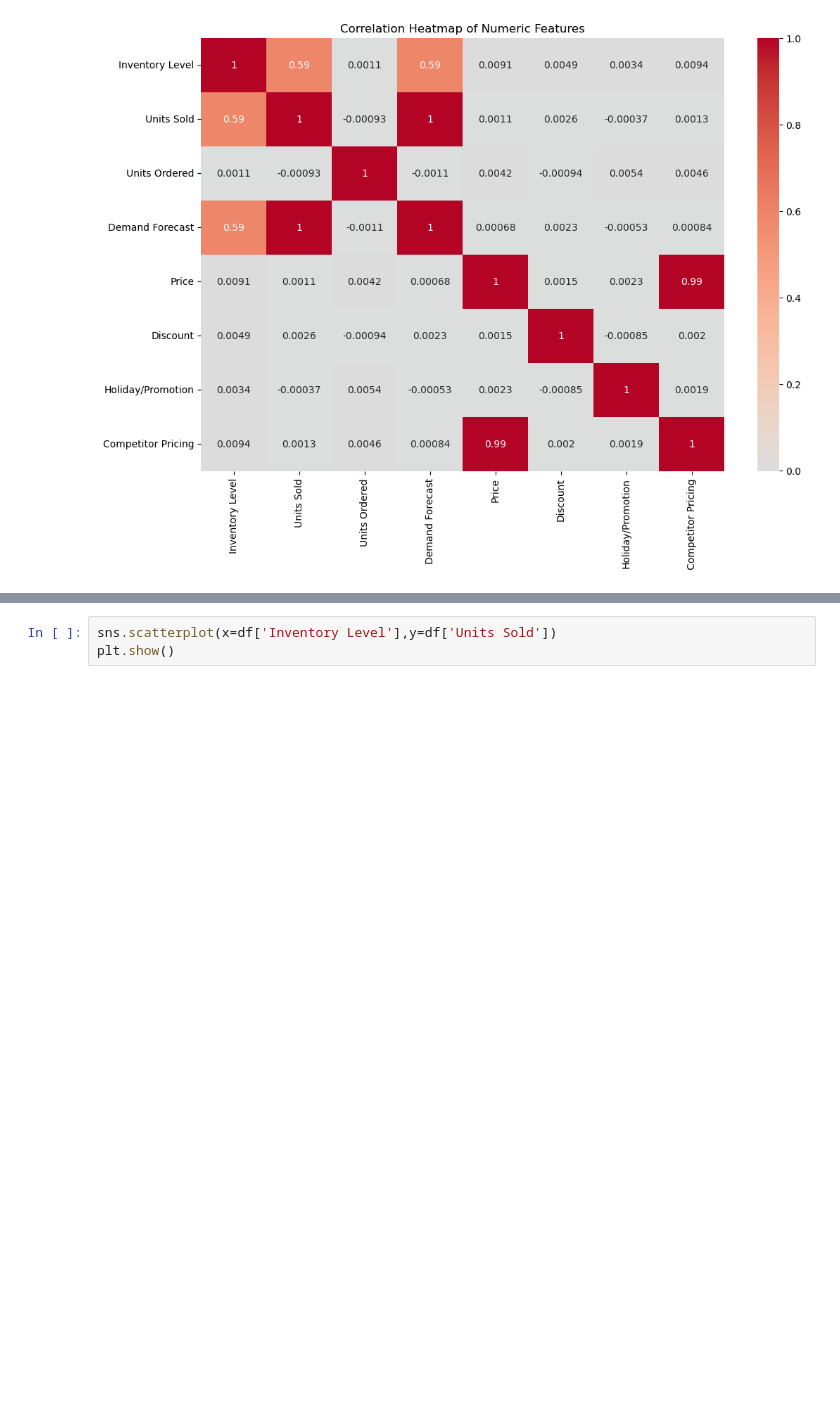
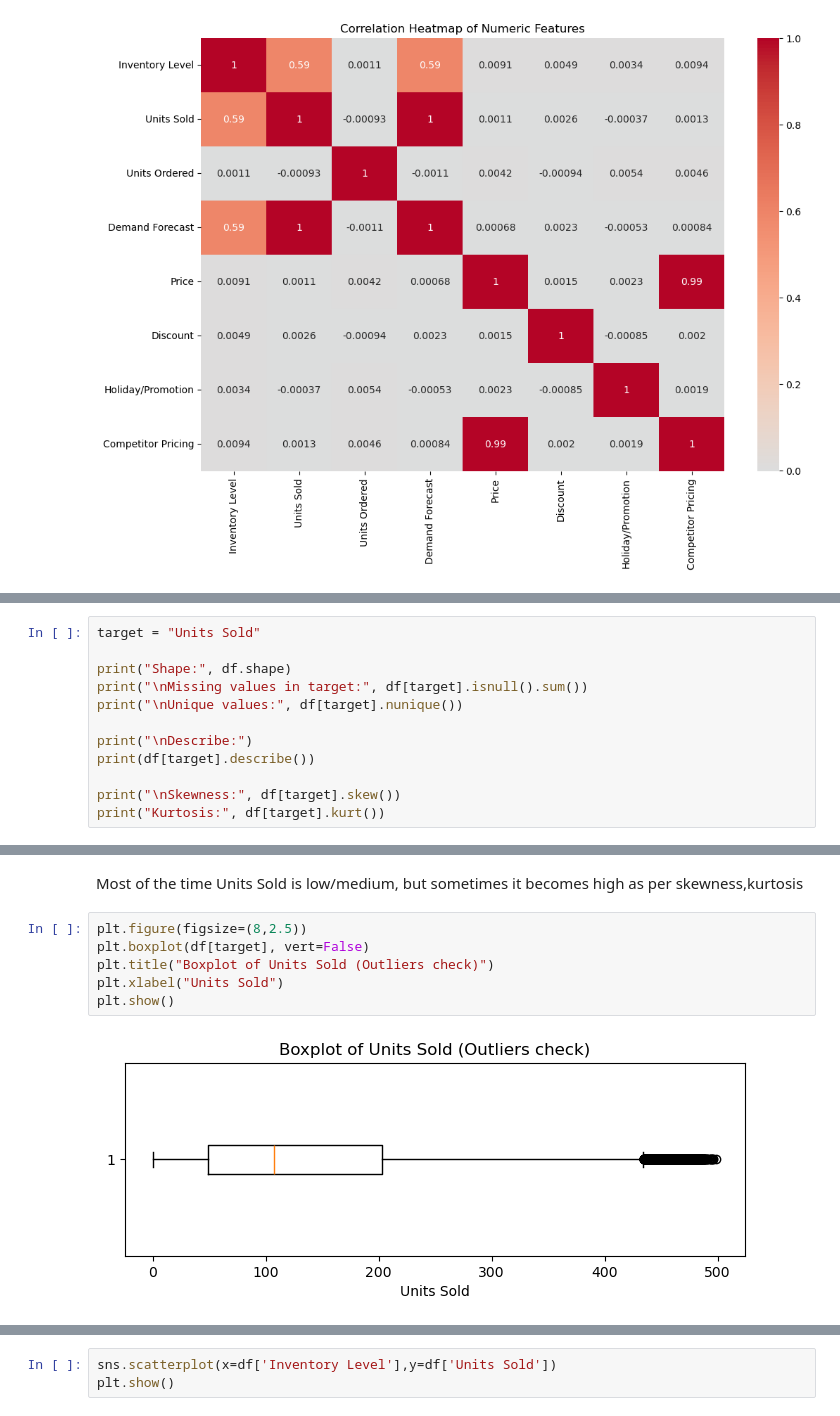
Before and after one commit to adarshk63/mlproject, a Jupyter notebook: notebook/1 . EDA STUDENT PERFORMANCE .ipynb, the cells around one changed output, grey strips where cells are left out. Saved outputs shown, nothing was run; the diff lists cells and outputs as text; blank space fills up the shorter version.

```diff
--- a/notebook/1 . EDA STUDENT PERFORMANCE .ipynb
+++ b/notebook/1 . EDA STUDENT PERFORMANCE .ipynb
@@ -293,0 +290,12 @@ KeyError: "['Competitor Pricing'] not in index"
+# %%
+target = "Units Sold"
+
+print("Shape:", df.shape)
+print("\nMissing values in target:", df[target].isnull().sum())
+print("\nUnique values:", df[target].nunique())
+
+print("\nDescribe:")
+print(df[target].describe())
+
+print("\nSkewness:", df[target].skew())
+print("Kurtosis:", df[target].kurt())
@@ -293,0 +322,10 @@ KeyError: "['Competitor Pricing'] not in index"
+# %% [markdown]
+Most of the time Units Sold is low/medium, but sometimes it becomes high as per skewness,kurtosis
+# %%
+plt.figure(figsize=(8,2.5))
+plt.boxplot(df[target], vert=False)
+plt.title("Boxplot of Units Sold (Outliers check)")
+plt.xlabel("Units Sold")
+plt.show()
+# %% [output]
+[figure, added]
```
Also changed, not shown: parts of 30 cells of this notebook, 18 other files.
